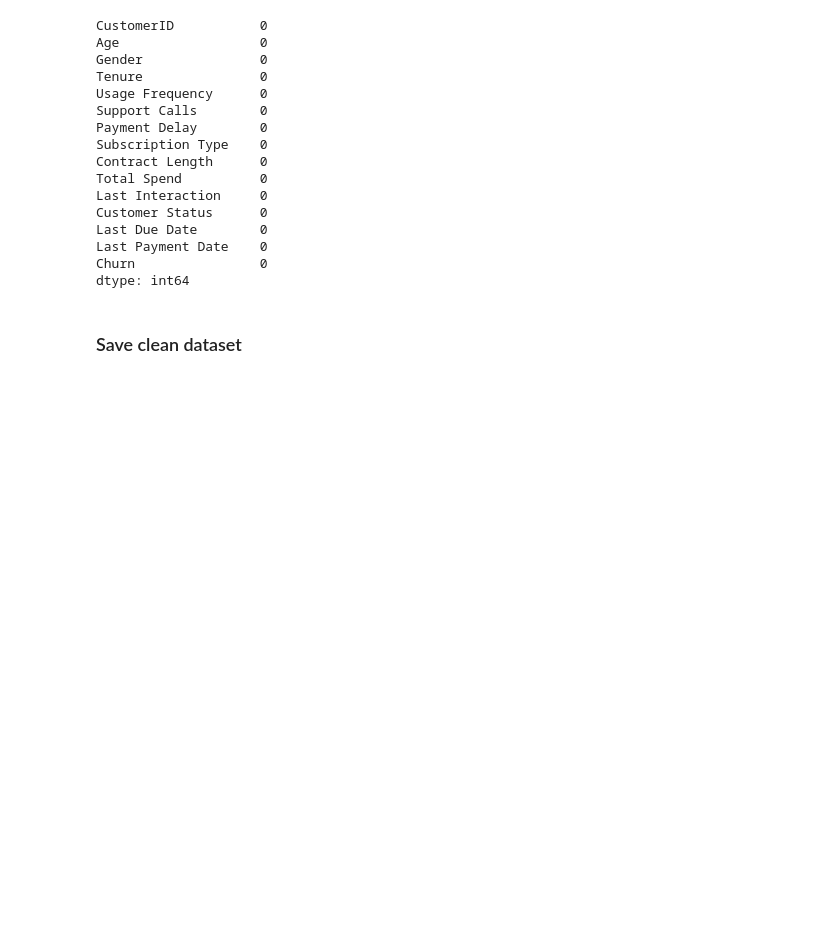
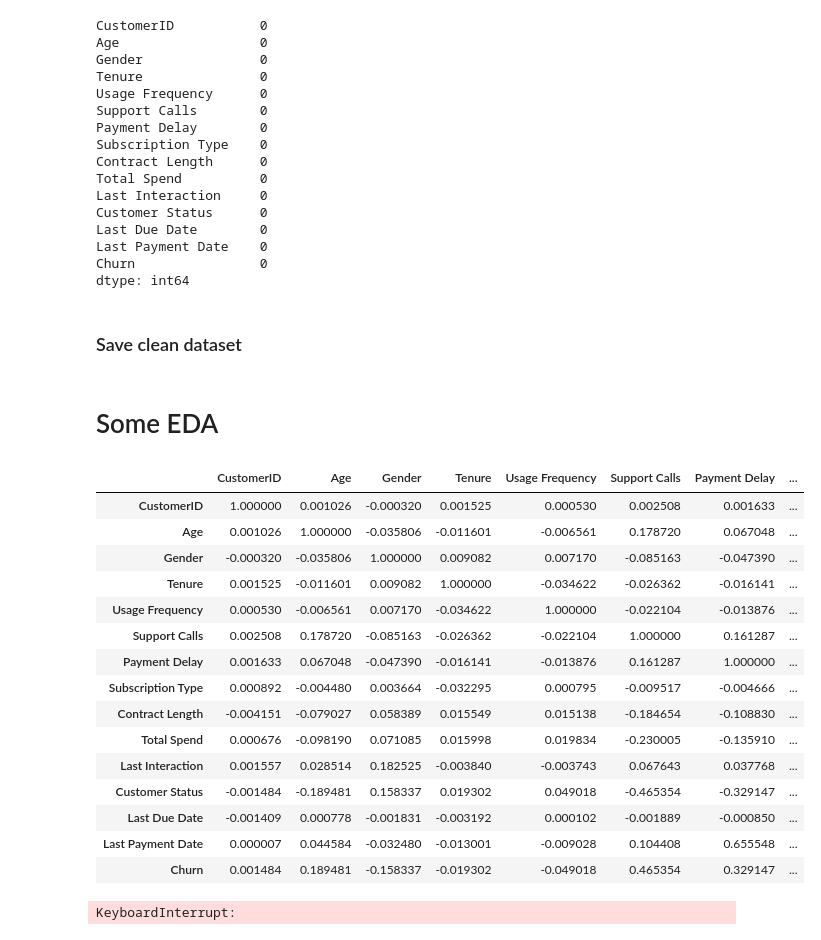
Before and after one commit to Cytoplasm09/ml-final-project, a Jupyter notebook: notebooks/customer_church_analysis.ipynb, the cells around one changed output. Drawn from its saved outputs; the diff is of its cells as text; code cells hidden in the pictures; blank space fills up the shorter version.

```diff
--- a/notebooks/customer_church_analysis.ipynb
+++ b/notebooks/customer_church_analysis.ipynb
@@ -80,7 +87,8 @@ raw['Customer Status'] = raw['Customer Status'].replace({
-# %%
-raw['Tenure'] = raw['Tenure'].fillna(raw['Tenure'].mean())
-
-raw['Support Calls'] = pd.to_numeric(raw['Support Calls'].replace('none', 0))
-raw['Support Calls'] = raw['Support Calls'].fillna(raw['Support Calls'].mean())
-raw['Payment Delay'] = raw['Payment Delay'].fillna(raw['Payment Delay'].mean())
-raw['Last Interaction'] = raw['Last Interaction'].fillna(raw['Last Interaction'].mean())
+# %%
+# Convert date columns to datetime format
+raw['Last Due Date'] = pd.to_datetime(raw['Last Due Date'], format="%m-%d")
+raw['Last Payment Date'] = pd.to_datetime(raw['Last Payment Date'], format="%m-%d")
+
+
+# Fill in missing Payment Delay values by subtracting Last Payment Date with Last Due Date
+raw['Payment Delay'] = (raw['Last Payment Date'] - raw['Last Due Date']).dt.days
@@ -87,12 +103,12 @@ raw['Last Interaction'] = raw['Last Interaction'].fillna(raw['Last Interaction']
 # %%
-# Impute missing values using 3-NN
-# impute_cols = ['Tenure', 'Usage Frequency', 'Support Calls', 'Payment Delay', 'Subscription Type', 'Contract Length', 'Total Spend', 'Last Interaction', 'Customer Status']
+#Impute missing values using 3-NN
+impute_cols = ['Tenure', 'Usage Frequency', 'Support Calls', 'Subscription Type', 'Contract Length', 'Total Spend', 'Last Interaction']
 
 
-# imputer = KNNImputer(n_neighbors=3)
-# imputed_values = imputer.fit_transform(raw[impute_cols])
+imputer = SimpleImputer(strategy='median')
+imputed_values = imputer.fit_transform(raw[impute_cols])
 
-# raw[impute_cols] = imputed_values
+raw[impute_cols] = imputed_values
 # %%
 raw.isna().sum()
 # %% [output]
@@ -117,3 +133,29 @@ dtype: int64
 # %%
 clean_filepath = '../data/processed/train_clean.csv'
 raw.to_csv(clean_filepath)
+clean = raw
+# %% [markdown]
+# Some EDA
+# %%
+clean.corr()
+# %% [output]
+|  | CustomerID | Age | Gender | Tenure | Usage Frequency | Support Calls | Payment Delay | ... |
+| CustomerID | 1.000000 | 0.001026 | -0.000320 | 0.001525 | 0.000530 | 0.002508 | 0.001633 | ... |
+| Age | 0.001026 | 1.000000 | -0.035806 | -0.011601 | -0.006561 | 0.178720 | 0.067048 | ... |
+| Gender | -0.000320 | -0.035806 | 1.000000 | 0.009082 | 0.007170 | -0.085163 | -0.047390 | ... |
+| Tenure | 0.001525 | -0.011601 | 0.009082 | 1.000000 | -0.034622 | -0.026362 | -0.016141 | ... |
+| Usage Frequency | 0.000530 | -0.006561 | 0.007170 | -0.034622 | 1.000000 | -0.022104 | -0.013876 | ... |
+| Support Calls | 0.002508 | 0.178720 | -0.085163 | -0.026362 | -0.022104 | 1.000000 | 0.161287 | ... |
+| Payment Delay | 0.001633 | 0.067048 | -0.047390 | -0.016141 | -0.013876 | 0.161287 | 1.000000 | ... |
+| Subscription Type | 0.000892 | -0.004480 | 0.003664 | -0.032295 | 0.000795 | -0.009517 | -0.004666 | ... |
+| Contract Length | -0.004151 | -0.079027 | 0.058389 | 0.015549 | 0.015138 | -0.184654 | -0.108830 | ... |
+| Total Spend | 0.000676 | -0.098190 | 0.071085 | 0.015998 | 0.019834 | -0.230005 | -0.135910 | ... |
+| Last Interaction | 0.001557 | 0.028514 | 0.182525 | -0.003840 | -0.003743 | 0.067643 | 0.037768 | ... |
+| Customer Status | -0.001484 | -0.189481 | 0.158337 | 0.019302 | 0.049018 | -0.465354 | -0.329147 | ... |
+| Last Due Date | -0.001409 | 0.000778 | -0.001831 | -0.003192 | 0.000102 | -0.001889 | -0.000850 | ... |
+| Last Payment Date | 0.000007 | 0.044584 | -0.032480 | -0.013001 | -0.009028 | 0.104408 | 0.655548 | ... |
+| Churn | 0.001484 | 0.189481 | -0.158337 | -0.019302 | -0.049018 | 0.465354 | 0.329147 | ... |
+# %%
+sns.catplot(data=clean, x='Total Spend', y='Contract Length', hue='Churn', palette=['green', 'red'])
+# %% [output]
+KeyboardInterrupt:
```
Also changed, not shown: parts of 4 cells of this notebook, 6 other files.
